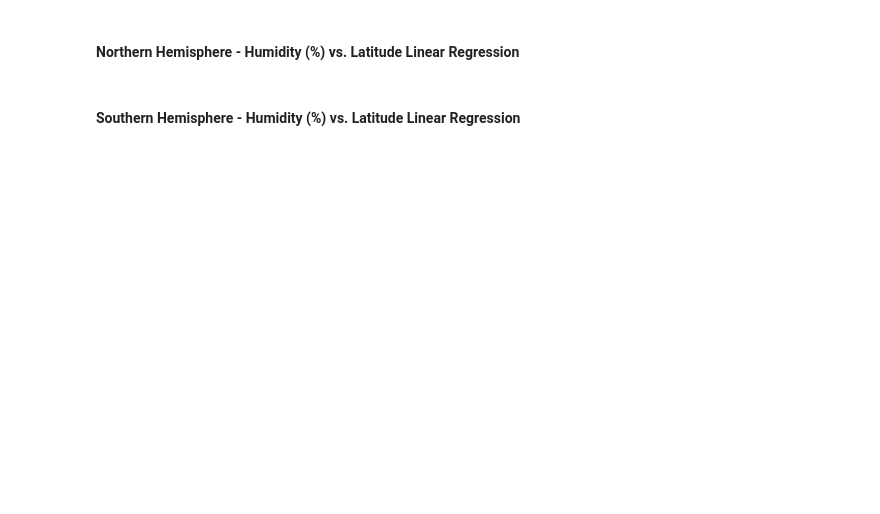
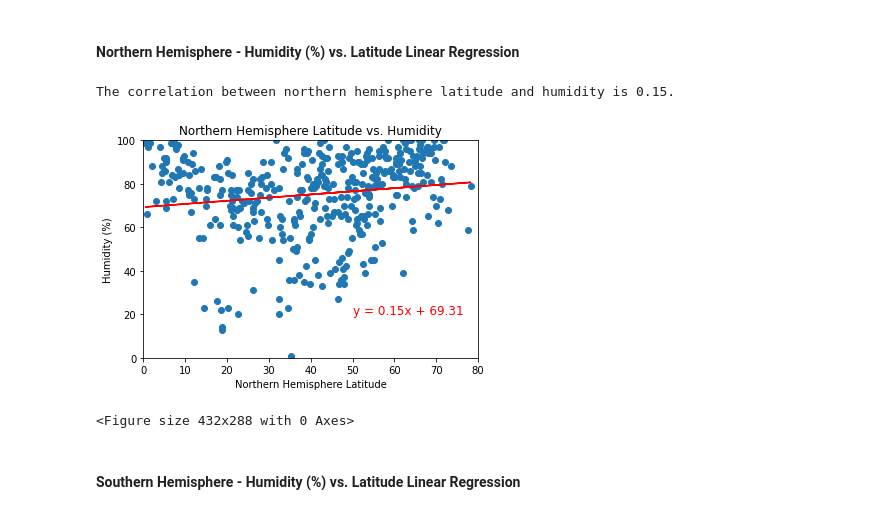
Before and after one commit to Ramirra/python-api-challenge, a Jupyter notebook: WeatherPy.ipynb, the cells around one changed output. Drawn from its saved outputs; the diff is of its cells as text; code cells hidden in the pictures; blank space fills up the shorter version.

```diff
--- a/WeatherPy.ipynb
+++ b/WeatherPy.ipynb
@@ -338,35 +362,40 @@ plt.savefig("Images/sh_lat_temp_regression.png")
 # %%
 #determine St. Pearson Correlation Coefficient
 correlation = round(st.pearsonr(northern_hemisphere["Lat"], northern_hemisphere["Humidity"])[0],2)
 
 #print St. Pearson Correlation Coefficient
 print(f"The correlation between northern hemisphere latitude and humidity is {correlation:.2f}.")
 
 # establish linear regression values
 model = st.linregress(northern_hemisphere["Lat"], northern_hemisphere["Humidity"])
 
 # linear regression line
 yvalues = (northern_hemisphere["Lat"] * model[0]) + model[1]
 line_eq = "y = " + str(round(model[0],2)) + "x + " + str(round(model[1],2))
 
 # scatter plot of the data
 plt.scatter(northern_hemisphere["Lat"], northern_hemisphere["Humidity"])
 plt.plot(northern_hemisphere["Lat"], yvalues, color = "red")
 
 #annotation and labels
 plt.annotate(line_eq,(50, 20),fontsize=12,color="red")
-plt.xlabel ("Northern Hemisphere Latitude")
-plt.ylabel ("Humidity (%)")
+plt.title("Northern Hemisphere Latitude vs. Humidity")
+plt.xlabel("Northern Hemisphere Latitude")
+plt.ylabel("Humidity (%)")
 
 #axes limits
 plt.ylim(0, 100)
 plt.xlim(0, 80)
 
 #display the plot
 plt.show()
 
 #save image
 plt.savefig("Images/nh_lat_humidity_regression.png")
+# %% [output]
+The correlation between northern hemisphere latitude and humidity is 0.15.
+[figure, added]
+<Figure size 432x288 with 0 Axes>
 # %% [markdown]
 ####  Southern Hemisphere - Humidity (%) vs. Latitude Linear Regression
 # %%
```
Also changed, not shown: parts of 14 cells of this notebook, 1 other file.
